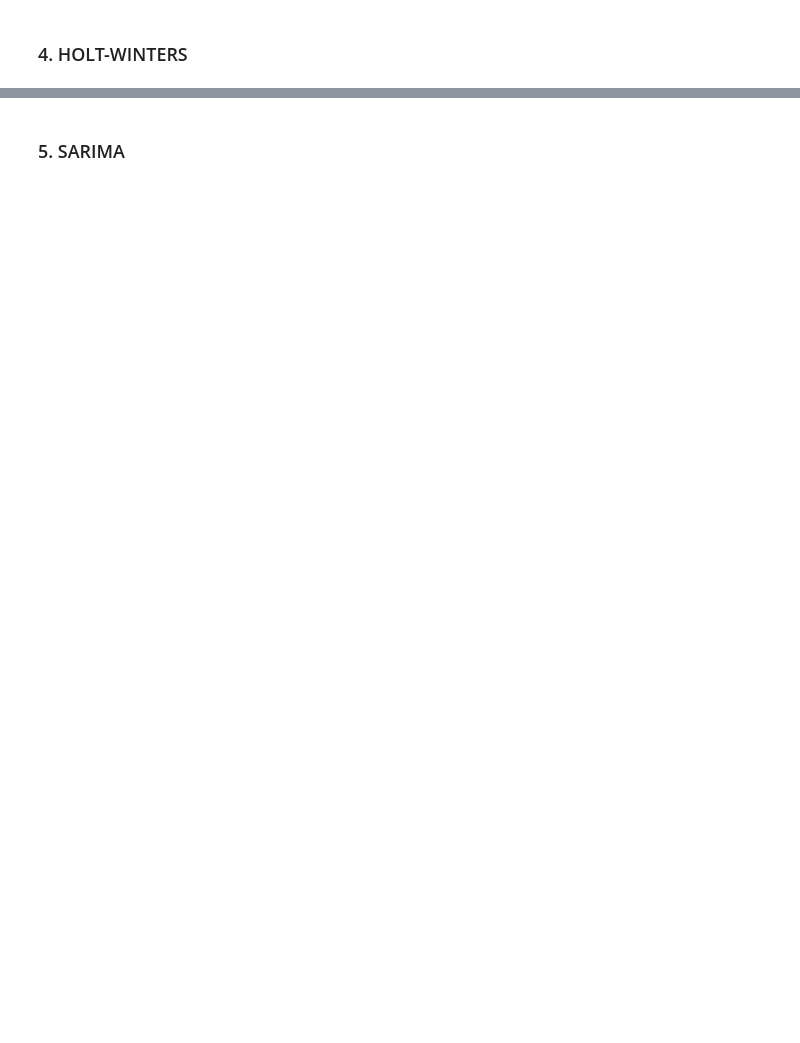
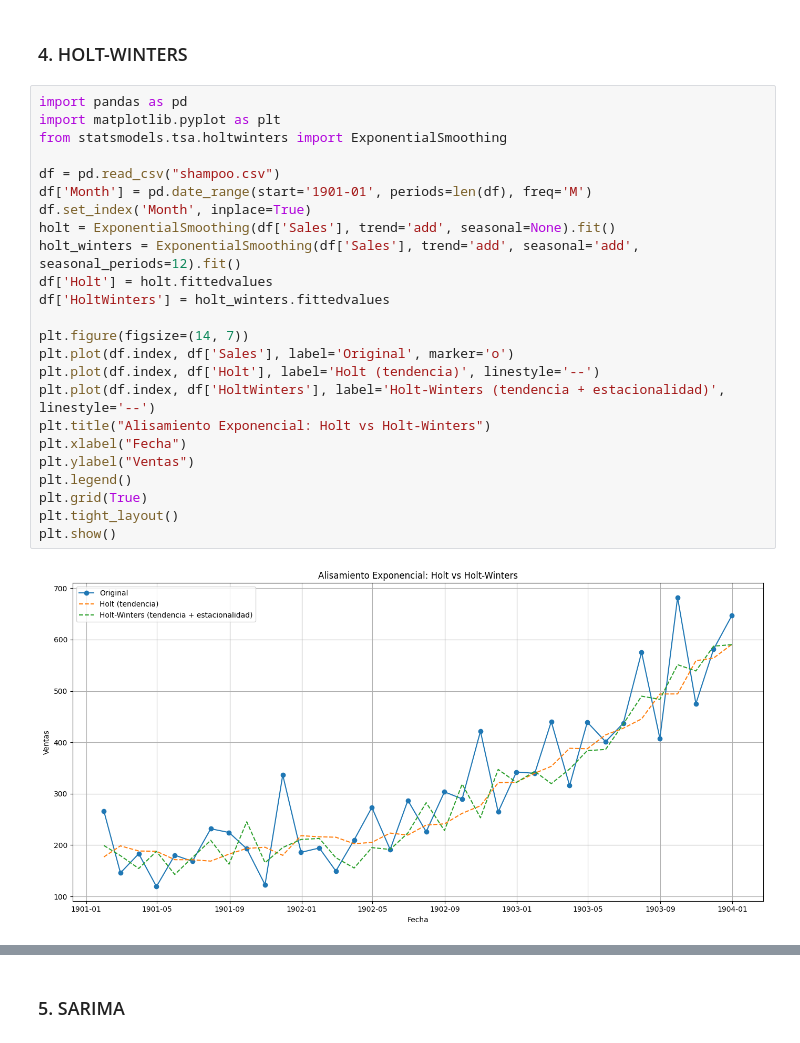
Before and after one commit to SRV-JSPA/lab1-ST, a Jupyter notebook: shampoo.ipynb, the cells around one changed output, grey strips where cells are left out. Cells and saved outputs as stored; diff of their text form; blank space fills up the shorter version.

```diff
--- a/shampoo.ipynb
+++ b/shampoo.ipynb
@@ -103,2 +144,28 @@ Comparamos con la serie original para ver cómo se eliminan fluctuaciones peque
 # %% [markdown]
 ### 4. HOLT-WINTERS
+# %%
+import pandas as pd
+import matplotlib.pyplot as plt
+from statsmodels.tsa.holtwinters import ExponentialSmoothing
+
+df = pd.read_csv("shampoo.csv")
+df['Month'] = pd.date_range(start='1901-01', periods=len(df), freq='M')
+df.set_index('Month', inplace=True)
+holt = ExponentialSmoothing(df['Sales'], trend='add', seasonal=None).fit()
+holt_winters = ExponentialSmoothing(df['Sales'], trend='add', seasonal='add', seasonal_periods=12).fit()
+df['Holt'] = holt.fittedvalues
+df['HoltWinters'] = holt_winters.fittedvalues
+
+plt.figure(figsize=(14, 7))
+plt.plot(df.index, df['Sales'], label='Original', marker='o')
+plt.plot(df.index, df['Holt'], label='Holt (tendencia)', linestyle='--')
+plt.plot(df.index, df['HoltWinters'], label='Holt-Winters (tendencia + estacionalidad)', linestyle='--')
+plt.title("Alisamiento Exponencial: Holt vs Holt-Winters")
+plt.xlabel("Fecha")
+plt.ylabel("Ventas")
+plt.legend()
+plt.grid(True)
+plt.tight_layout()
+plt.show()
+# %% [output]
+[figure, added]
```
Also changed, not shown: parts of 5 cells of this notebook.
